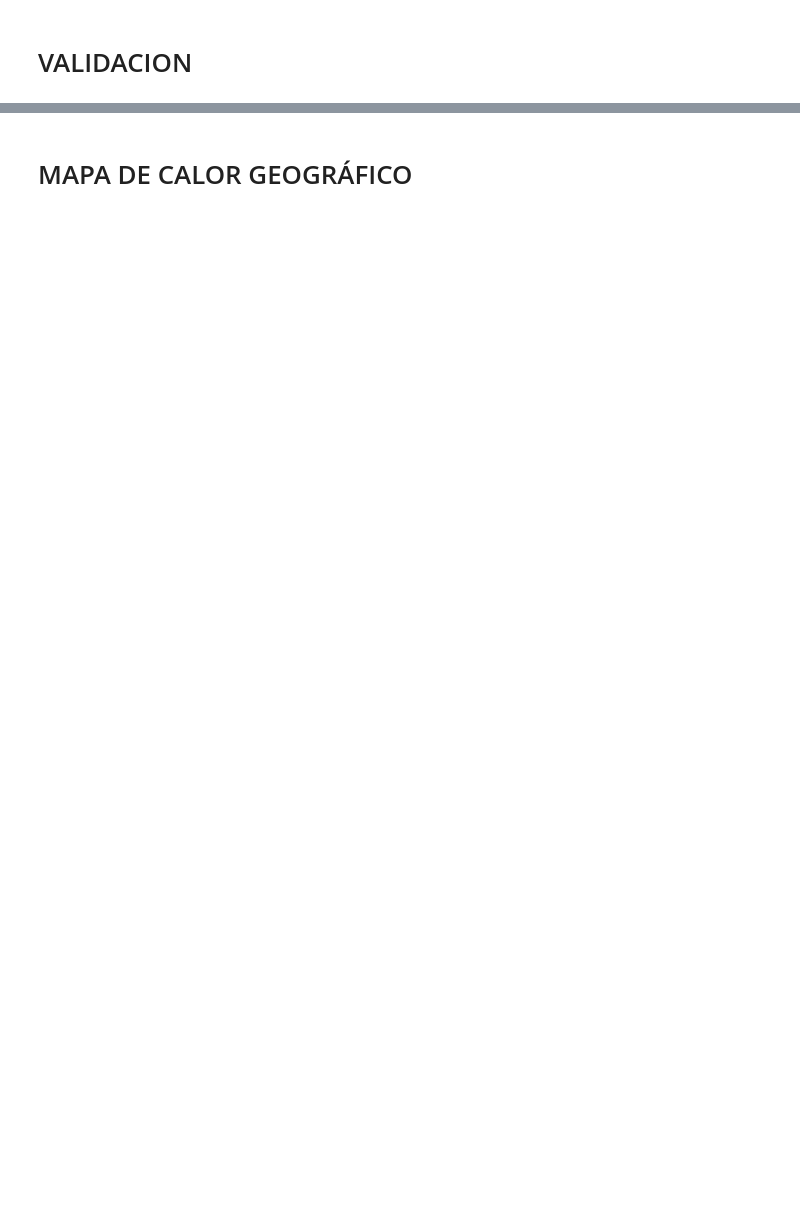
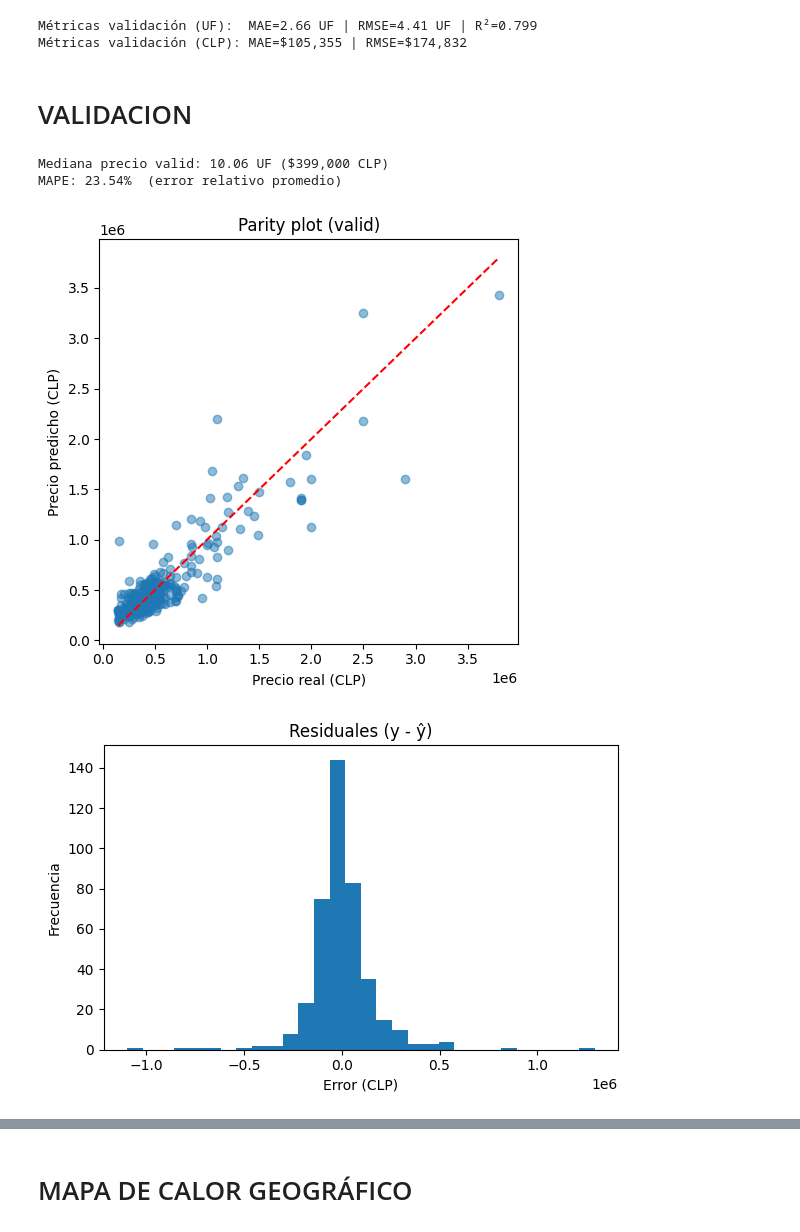
Before and after one commit to alexisnasus/data-science, a Jupyter notebook: Proyecto_Data_Science.ipynb, the cells around one changed output, grey strips where cells are left out. Cells and saved outputs as stored; diff of their text form; code cells hidden in the pictures; blank space fills up the shorter version.

Commit message:
precios en uf, mapeomejorado y estaciones de metro added

```diff
--- a/Proyecto_Data_Science.ipynb
+++ b/Proyecto_Data_Science.ipynb
@@ -134,54 +260,70 @@ if df_trainable.shape[0] < 50:
 # Split
 X_tr, X_va, y_tr, y_va = train_test_split(X_all, y_all, test_size=0.25, random_state=42)
 
-# Objetivo logarítmico para estabilizar varianza
-y_tr_log = np.log1p(y_tr)
-
-# Modelo
+# Modelo con features mejoradas (predicción en UF)
 rf = RandomForestRegressor(
     n_estimators=600, random_state=42, n_jobs=-1, min_samples_leaf=2
 )
-rf.fit(X_tr, y_tr_log)
+rf.fit(X_tr, y_tr)
 
-# Validación en escala original ($)
-y_va_pred_log = rf.predict(X_va)
-y_va_pred = np.expm1(y_va_pred_log)
+# Validación
+y_va_pred = rf.predict(X_va)
 
-mae  = mean_absolute_error(y_va, y_va_pred)
-rmse = np.sqrt(mean_squared_error(y_va, y_va_pred))
+mae_uf  = mean_absolute_error(y_va, y_va_pred)
+rmse_uf = np.sqrt(mean_squared_error(y_va, y_va_pred))
 r2   = r2_score(y_va, y_va_pred)
 
-print(f"Métricas validación ($):  MAE={mae:,.0f} | RMSE={rmse:,.0f} | R²={r2:.3f}")
+# Convertir a CLP para interpretación
+mae_clp = mae_uf * valor_uf
+rmse_clp = rmse_uf * valor_uf
+
+print(f"Métricas validación (UF):  MAE={mae_uf:.2f} UF | RMSE={rmse_uf:.2f} UF | R²={r2:.3f}")
+print(f"Métricas validación (CLP): MAE=${mae_clp:,.0f} | RMSE=${rmse_clp:,.0f}")
+# %% [output]
+Métricas validación (UF):  MAE=2.66 UF | RMSE=4.41 UF | R²=0.799
+Métricas validación (CLP): MAE=$105,355 | RMSE=$174,832
 # %% [markdown]
 # VALIDACION
 # %%
 import numpy as np
 
-mediana = float(np.median(y_va))
+mediana_uf = float(np.median(y_va))
+mediana_clp = mediana_uf * valor_uf
 mape = float(np.mean(np.abs((y_va - y_va_pred) / np.maximum(y_va, 1e-6))) * 100)
 
-print(f"Mediana precio valid: $ {mediana:,.0f}")
+print(f"Mediana precio valid: {mediana_uf:.2f} UF (${mediana_clp:,.0f} CLP)")
 print(f"MAPE: {mape:.2f}%  (error relativo promedio)")
+# %% [output]
+Mediana precio valid: 10.06 UF ($399,000 CLP)
+MAPE: 23.54%  (error relativo promedio)
 # %%
 import matplotlib.pyplot as plt
 resid = y_va - y_va_pred
 
+# Convertir a CLP para visualización
+y_va_clp = y_va * valor_uf
+y_va_pred_clp = y_va_pred * valor_uf
+resid_clp = resid * valor_uf
+
 plt.figure(figsize=(5,5))
-plt.scatter(y_va, y_va_pred, alpha=0.5)
-mn, mx = min(y_va.min(), y_va_pred.min()), max(y_va.max(), y_va_pred.max())
-plt.plot([mn,mx],[mn,mx],'--')
-plt.xlabel("Precio real ($)")
-plt.ylabel("Precio predicho ($)")
+plt.scatter(y_va_clp, y_va_pred_clp, alpha=0.5)
+mn, mx = min(y_va_clp.min(), y_va_pred_clp.min()), max(y_va_clp.max(), y_va_pred_clp.max())
+plt.plot([mn,mx],[mn,mx],'--', color='red')
+plt.xlabel("Precio real (CLP)")
+plt.ylabel("Precio predicho (CLP)")
 plt.title("Parity plot (valid)")
 plt.tight_layout()
 plt.show()
 
 plt.figure(figsize=(6,4))
-plt.hist(resid, bins=30)
+plt.hist(resid_clp, bins=30)
 plt.title("Residuales (y - ŷ)")
-plt.xlabel("Error ($)")
+plt.xlabel("Error (CLP)")
 plt.ylabel("Frecuencia")
 plt.tight_layout()
 plt.show()
+# %% [output]
+[figure, added]
+[figure, added]
 # %%
 from sklearn.metrics import r2_score
```
Also changed, not shown: parts of 15 cells of this notebook, 3 other files.
